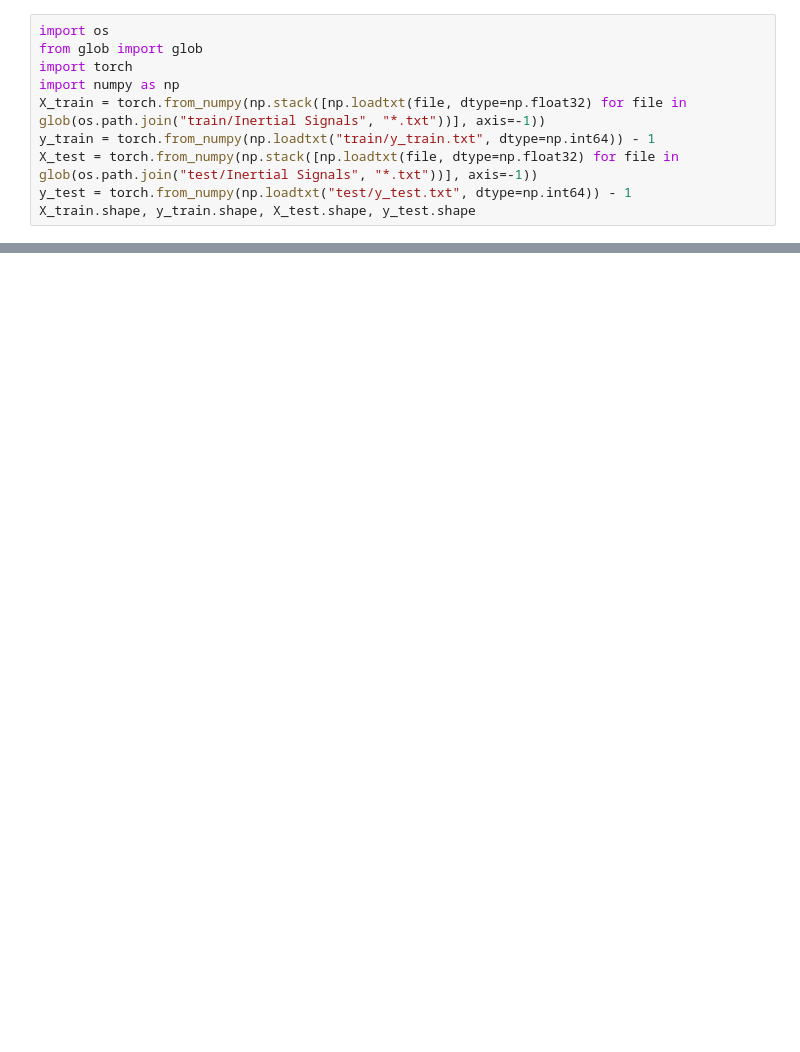
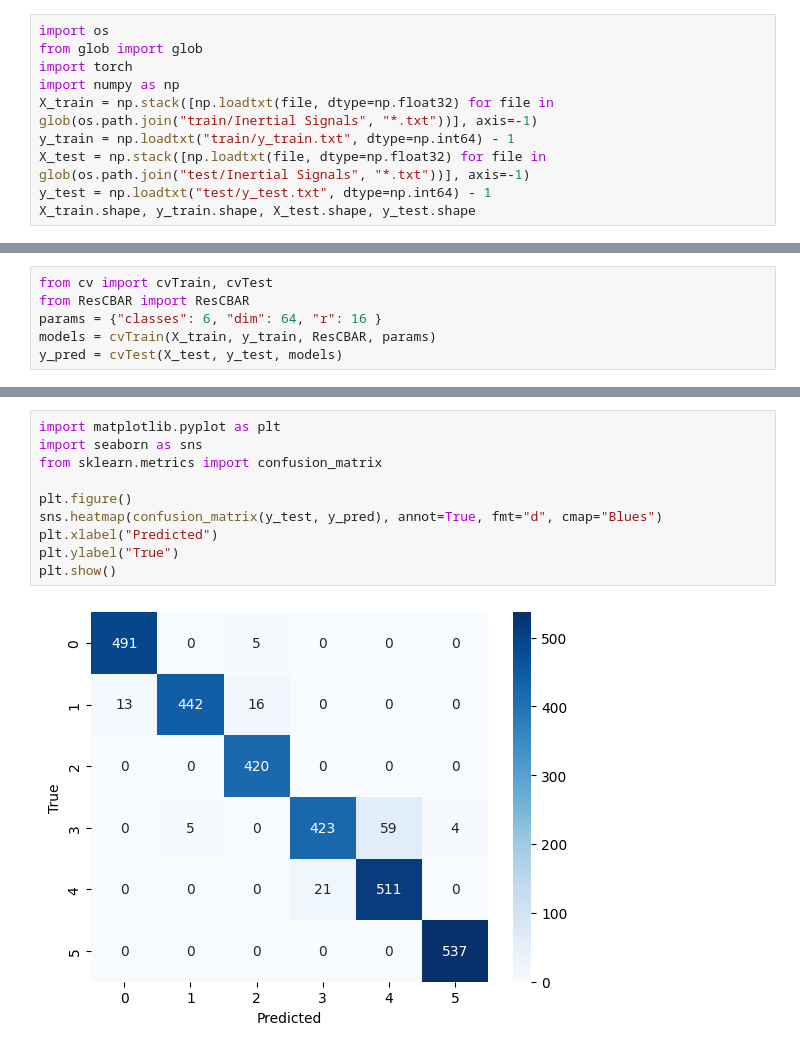
Before and after one commit to saka2ki/SSM, a Jupyter notebook: UCI HAR Dataset/Single.ipynb, the cells around one changed output, grey strips where cells are left out. Cells and saved outputs as stored; diff of their text form; blank space fills up the shorter version.

```diff
--- a/UCI HAR Dataset/Single.ipynb
+++ b/UCI HAR Dataset/Single.ipynb
@@ -3,9 +3,9 @@ import os
 from glob import glob
 import torch
 import numpy as np
-X_train = torch.from_numpy(np.stack([np.loadtxt(file, dtype=np.float32) for file in glob(os.path.join("train/Inertial Signals", "*.txt"))], axis=-1))
-y_train = torch.from_numpy(np.loadtxt("train/y_train.txt", dtype=np.int64)) - 1
-X_test = torch.from_numpy(np.stack([np.loadtxt(file, dtype=np.float32) for file in glob(os.path.join("test/Inertial Signals", "*.txt"))], axis=-1))
-y_test = torch.from_numpy(np.loadtxt("test/y_test.txt", dtype=np.int64)) - 1
+X_train = np.stack([np.loadtxt(file, dtype=np.float32) for file in glob(os.path.join("train/Inertial Signals", "*.txt"))], axis=-1)
+y_train = np.loadtxt("train/y_train.txt", dtype=np.int64) - 1
+X_test = np.stack([np.loadtxt(file, dtype=np.float32) for file in glob(os.path.join("test/Inertial Signals", "*.txt"))], axis=-1)
+y_test = np.loadtxt("test/y_test.txt", dtype=np.int64) - 1
 X_train.shape, y_train.shape, X_test.shape, y_test.shape
 # %% [output]
@@ -123,0 +13,6 @@ Test: Epoch [20/20], Loss: 0.2446, Accuracy: 0.9199
+# %%
+from cv import cvTrain, cvTest
+from ResCBAR import ResCBAR
+params = {"classes": 6, "dim": 64, "r": 16 }
+models = cvTrain(X_train, y_train, ResCBAR, params)
+y_pred = cvTest(X_test, y_test, models)
@@ -123,0 +102,12 @@ Test: Epoch [20/20], Loss: 0.2446, Accuracy: 0.9199
+# %%
+import matplotlib.pyplot as plt
+import seaborn as sns
+from sklearn.metrics import confusion_matrix
+
+plt.figure()
+sns.heatmap(confusion_matrix(y_test, y_pred), annot=True, fmt="d", cmap="Blues")
+plt.xlabel("Predicted")
+plt.ylabel("True")
+plt.show()
+# %% [output]
+[figure, added]
```
Also changed, not shown: parts of 5 cells of this notebook, 4 other files.
